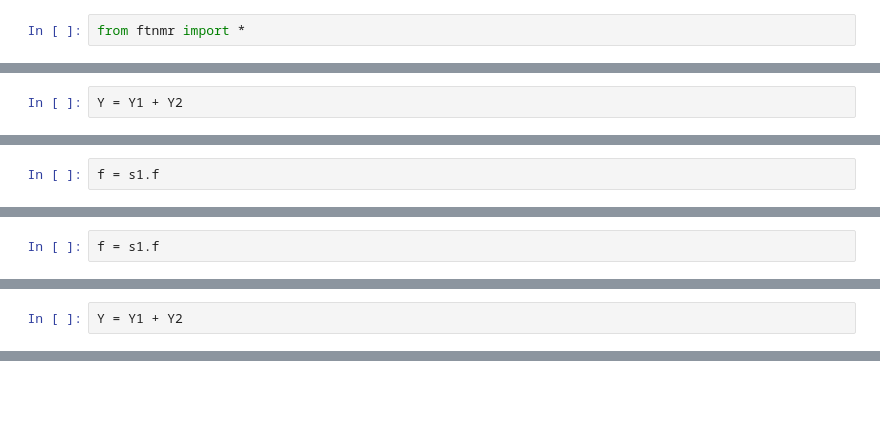
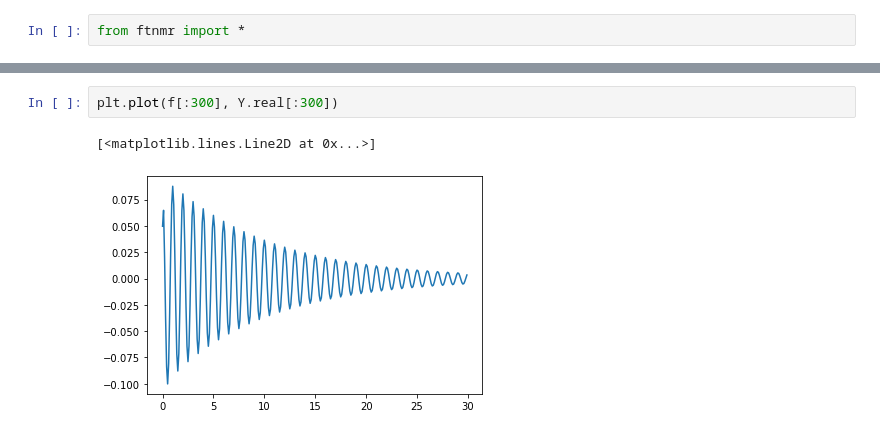
Before and after one commit to sejin8642/ftnmr, a Jupyter notebook: scripts/nb.ipynb, the cells around one changed output, grey strips where cells are left out. Saved outputs shown, nothing was run; the diff lists cells and outputs as text; blank space fills up the shorter version.

```diff
--- a/scripts/nb.ipynb
+++ b/scripts/nb.ipynb
@@ -29,2 +8,0 @@ Y2 = scipy.fft.fft(s2.signal)
-# %%
-Y = Y1 + Y2
@@ -39,2 +8,0 @@ s1.f0
-# %%
-f = s1.f
@@ -84,2 +8,0 @@ t = s1.t
-# %%
-f = s1.f
@@ -94,2 +8,0 @@ graph(t,  Y1.real)
-# %%
-Y = Y1 + Y2
@@ -100,0 +36,5 @@ plt.plot(f, Y.real)
+# %%
+plt.plot(f[:300], Y.real[:300])
+# %% [output]
+[<matplotlib.lines.Line2D at 0x...>]
+[figure, added]
```
Also changed, not shown: parts of 39 cells of this notebook, 1 other file.
